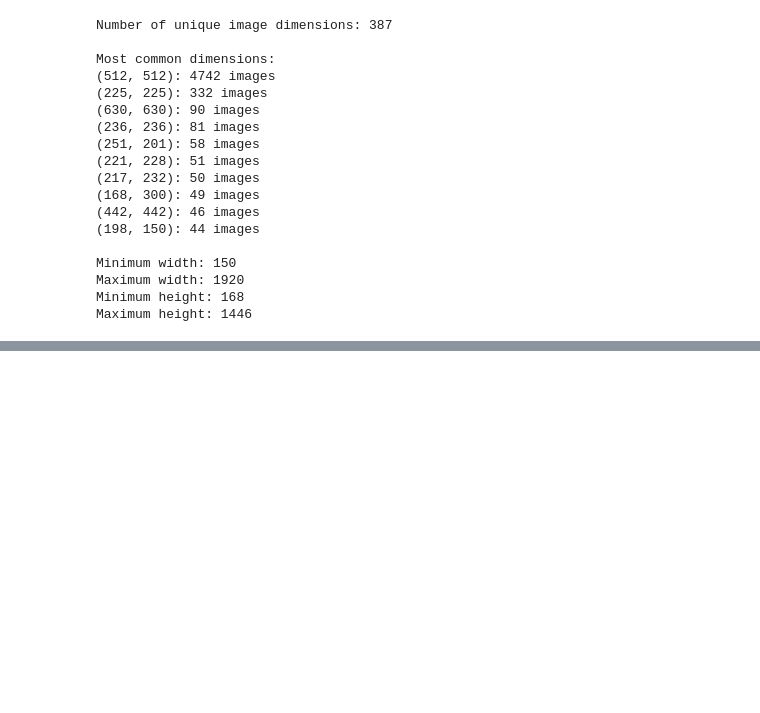
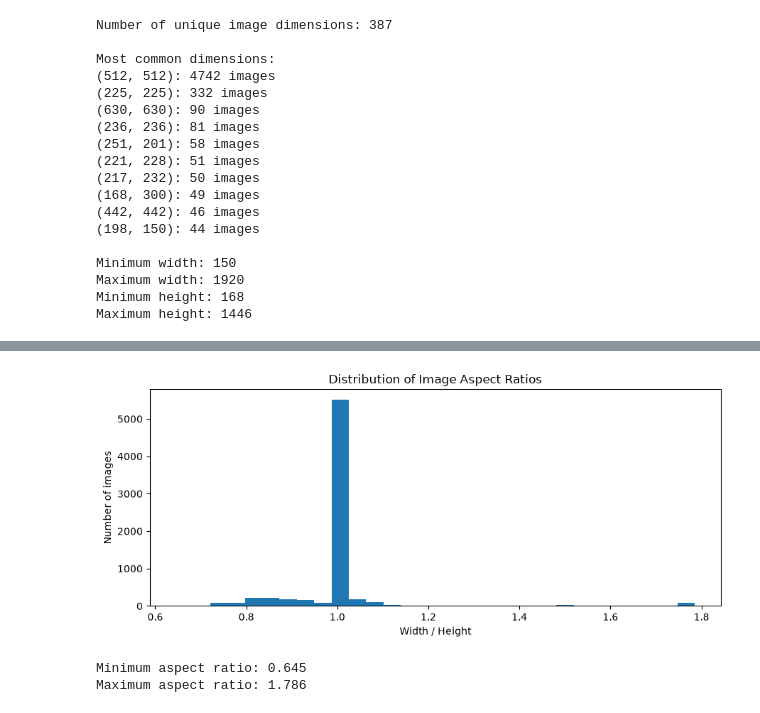
Before and after one commit to yakhlafhoussam/BrainScan, a Jupyter notebook: notebooks/01_data_preprocessing.ipynb, the cells around one changed output, grey strips where cells are left out. Saved outputs shown, nothing was run; the diff lists cells and outputs as text; code cells hidden in the pictures; blank space fills up the shorter version.

```diff
--- a/notebooks/01_data_preprocessing.ipynb
+++ b/notebooks/01_data_preprocessing.ipynb
@@ -241,0 +280,21 @@ Maximum height: 1446
+# %%
+
+aspect_ratios = []
+
+for (height, width), count in image_shapes.items():
+    aspect_ratios.extend([width / height] * count)
+
+plt.figure(figsize=(9, 4))
+plt.hist(aspect_ratios, bins=30)
+plt.title("Distribution of Image Aspect Ratios")
+plt.xlabel("Width / Height")
+plt.ylabel("Number of images")
+plt.tight_layout()
+plt.show()
+
+print("Minimum aspect ratio:", round(min(aspect_ratios), 3))
+print("Maximum aspect ratio:", round(max(aspect_ratios), 3))
+# %% [output]
+[figure, added]
+Minimum aspect ratio: 0.645
+Maximum aspect ratio: 1.786
```
Also changed, not shown: parts of 30 cells of this notebook, 2 other files.
